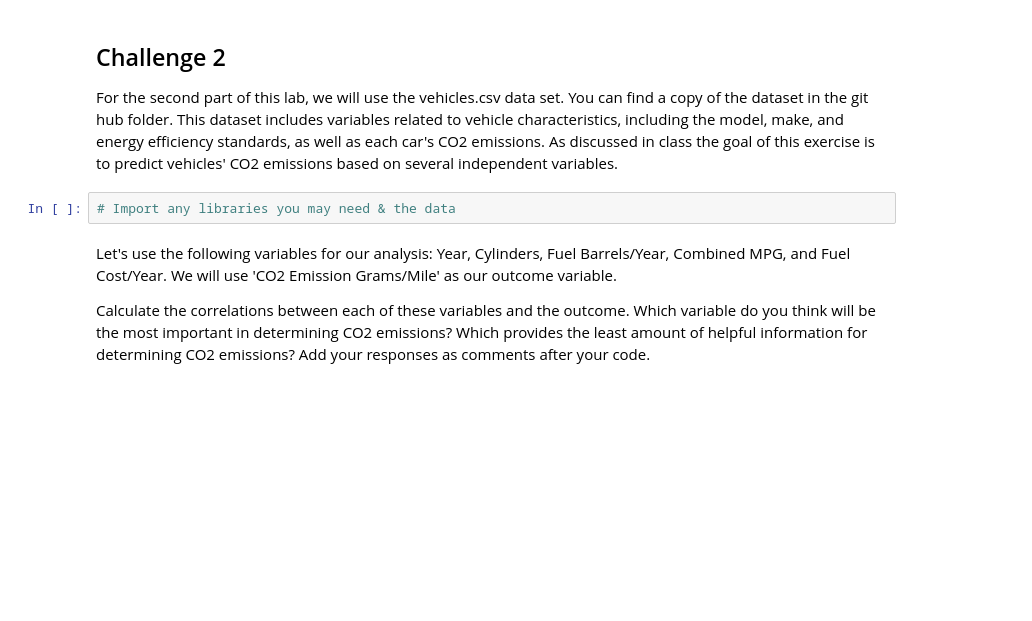
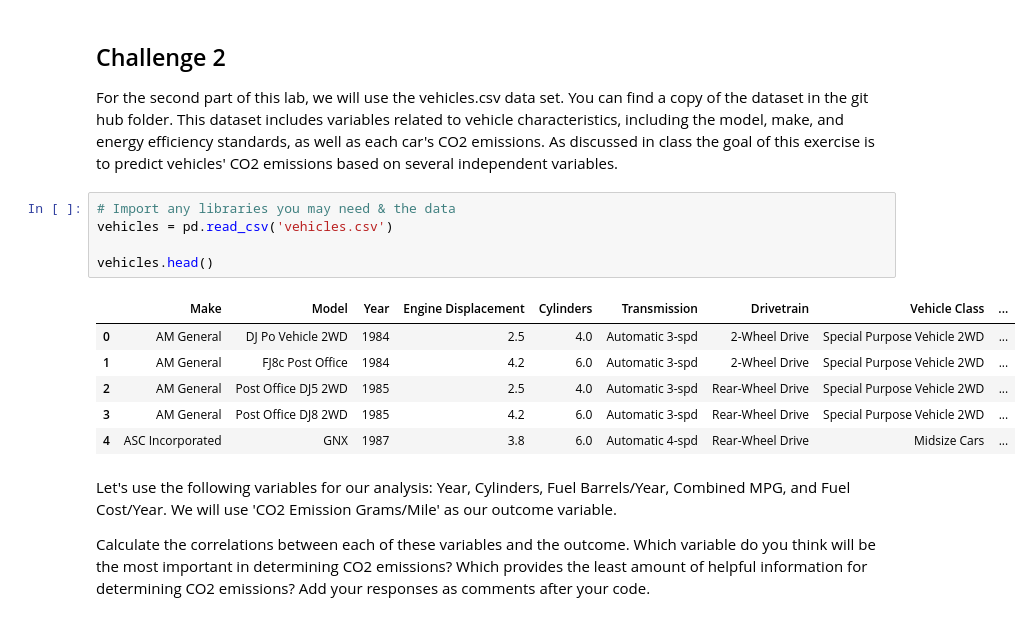
Before and after one commit to Ironhack-Data-Madrid-Abril-2023/7.3-lab_regression_analysis, a Jupyter notebook: your-code.ipynb, the cells around one changed output. Cells and saved outputs as stored; diff of their text form; blank space fills up the shorter version.

```diff
--- a/your-code.ipynb
+++ b/your-code.ipynb
@@ -167,6 +172,16 @@ Yes, this means that if the age is higher, the tardies are lower.
 For the second part of this lab, we will use the vehicles.csv data set. You can find a copy of the dataset in the git hub folder. This dataset includes variables related to vehicle characteristics, including the model, make, and energy efficiency standards, as well as each car's CO2 emissions. As discussed in class the goal of this exercise is to predict vehicles' CO2 emissions based on several independent variables.
 # %%
 # Import any libraries you may need & the data
+vehicles = pd.read_csv('vehicles.csv')
+
+vehicles.head()
+# %% [output]
+|  | Make | Model | Year | Engine Displacement | Cylinders | Transmission | Drivetrain | Vehicle Class | ... |
+| 0 | AM General | DJ Po Vehicle 2WD | 1984 | 2.5 | 4.0 | Automatic 3-spd | 2-Wheel Drive | Special Purpose Vehicle 2WD | ... |
+| 1 | AM General | FJ8c Post Office | 1984 | 4.2 | 6.0 | Automatic 3-spd | 2-Wheel Drive | Special Purpose Vehicle 2WD | ... |
+| 2 | AM General | Post Office DJ5 2WD | 1985 | 2.5 | 4.0 | Automatic 3-spd | Rear-Wheel Drive | Special Purpose Vehicle 2WD | ... |
+| 3 | AM General | Post Office DJ8 2WD | 1985 | 4.2 | 6.0 | Automatic 3-spd | Rear-Wheel Drive | Special Purpose Vehicle 2WD | ... |
+| 4 | ASC Incorporated | GNX | 1987 | 3.8 | 6.0 | Automatic 4-spd | Rear-Wheel Drive | Midsize Cars | ... |
 # %% [markdown]
 Let's use the following variables for our analysis: Year, Cylinders, Fuel Barrels/Year, Combined MPG, and Fuel Cost/Year. We will use 'CO2 Emission Grams/Mile' as our outcome variable.
 
```
Also changed, not shown: parts of 10 cells of this notebook.
